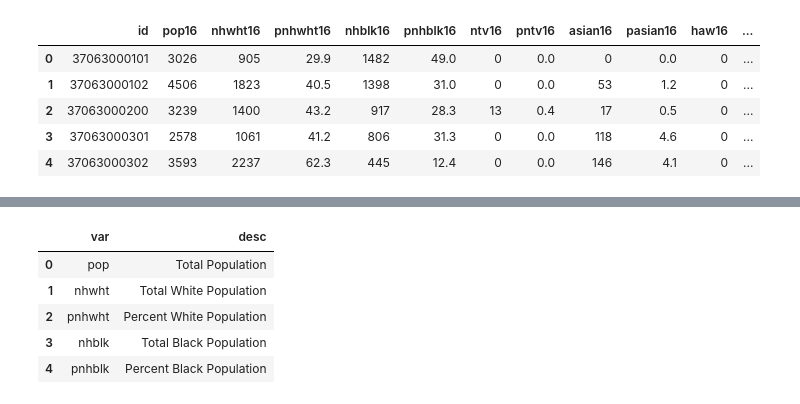
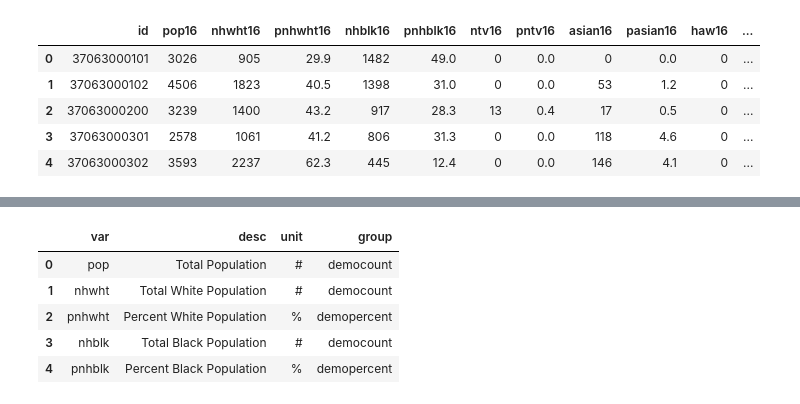
Before and after one commit to codefordurham/datahub-dw, a Jupyter notebook: affordablehousing_data/ltdbacs7016.ipynb, the cells around one changed output, grey strips where cells are left out. Saved outputs shown, nothing was run; the diff lists cells and outputs as text; code cells hidden in the pictures.

```diff
--- a/affordablehousing_data/ltdbacs7016.ipynb
+++ b/affordablehousing_data/ltdbacs7016.ipynb
@@ -382,15 +382,15 @@ f.write('\n')
 f.write('COMMIT;')
 f.close()
 # %%
-mapdesc = pd.read_csv('ltdbacs_trts_vuemapmenu.csv',sep='|')
-mapdesc.head()
+varinfo = pd.read_csv('ltdbacs_trts_vuevarinfo.csv',sep='|')
+varinfo.head()
 # %% [output]
-|  | var | desc |
-| 0 | pop | Total Population |
-| 1 | nhwht | Total White Population |
-| 2 | pnhwht | Percent White Population |
-| 3 | nhblk | Total Black Population |
-| 4 | pnhblk | Percent Black Population |
+|  | var | desc | unit | group |
+| 0 | pop | Total Population | # | democount |
+| 1 | nhwht | Total White Population | # | democount |
+| 2 | pnhwht | Percent White Population | % | demopercent |
+| 3 | nhblk | Total Black Population | # | democount |
+| 4 | pnhblk | Percent Black Population | % | demopercent |
 # %%
 columns = np.array(ltdbacs7016tr.columns)
 
```
Also changed, not shown: parts of 2 cells of this notebook, 6 other files.
